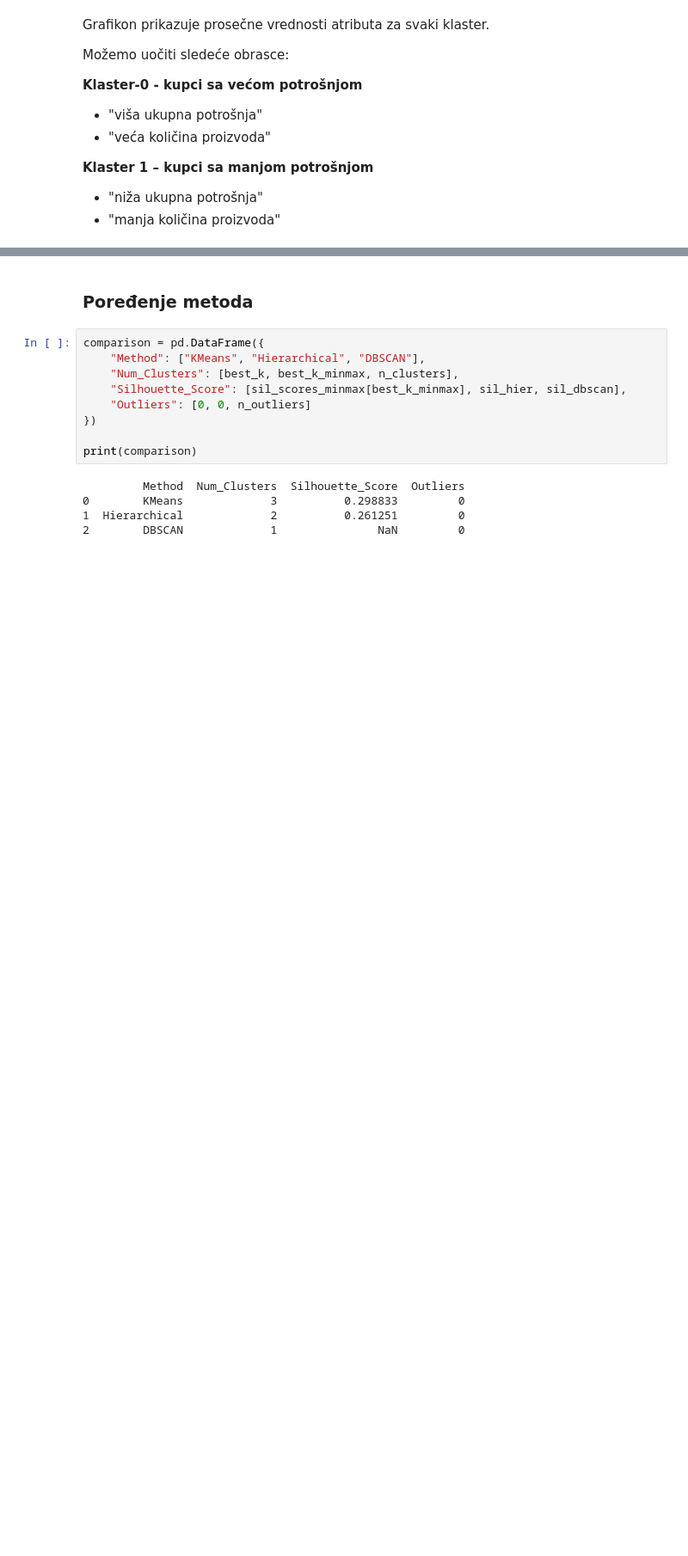
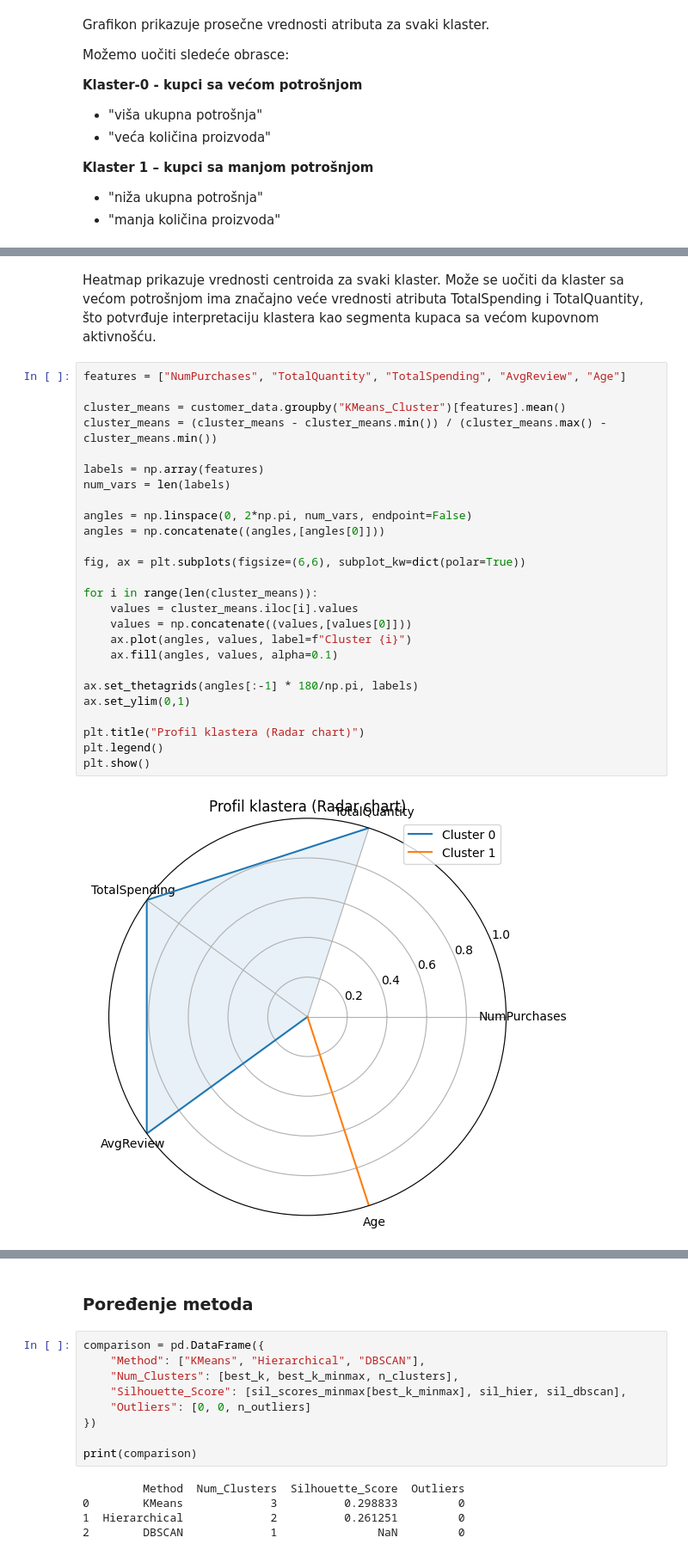
Before and after one commit to MarijaVidovic/MasinkoUcenjeDrugiProjekt, a Jupyter notebook: Online Retail & E-Commerce Dataset.ipynb, the cells around one changed output, grey strips where cells are left out. Shown at 86% size. Saved outputs shown, nothing was run; the diff lists cells and outputs as text; blank space fills up the shorter version.

```diff
--- a/Online Retail & E-Commerce Dataset.ipynb
+++ b/Online Retail & E-Commerce Dataset.ipynb
@@ -897,0 +942,30 @@ Možemo uočiti sledeće obrasce:
+# %% [markdown]
+Heatmap prikazuje vrednosti centroida za svaki klaster. Može se uočiti da klaster sa većom potrošnjom ima značajno veće vrednosti atributa TotalSpending i TotalQuantity, što potvrđuje interpretaciju klastera kao segmenta kupaca sa većom kupovnom aktivnošću.
+# %%
+features = ["NumPurchases", "TotalQuantity", "TotalSpending", "AvgReview", "Age"]
+
+cluster_means = customer_data.groupby("KMeans_Cluster")[features].mean()
+cluster_means = (cluster_means - cluster_means.min()) / (cluster_means.max() - cluster_means.min())
+
+labels = np.array(features)
+num_vars = len(labels)
+
+angles = np.linspace(0, 2*np.pi, num_vars, endpoint=False)
+angles = np.concatenate((angles,[angles[0]]))
+
+fig, ax = plt.subplots(figsize=(6,6), subplot_kw=dict(polar=True))
+
+for i in range(len(cluster_means)):
+    values = cluster_means.iloc[i].values
+    values = np.concatenate((values,[values[0]]))
+    ax.plot(angles, values, label=f"Cluster {i}")
+    ax.fill(angles, values, alpha=0.1)
+
+ax.set_thetagrids(angles[:-1] * 180/np.pi, labels)
+ax.set_ylim(0,1)
+
+plt.title("Profil klastera (Radar chart)")
+plt.legend()
+plt.show()
+# %% [output]
+[figure, added]
```
Also changed, not shown: parts of 39 cells of this notebook.
